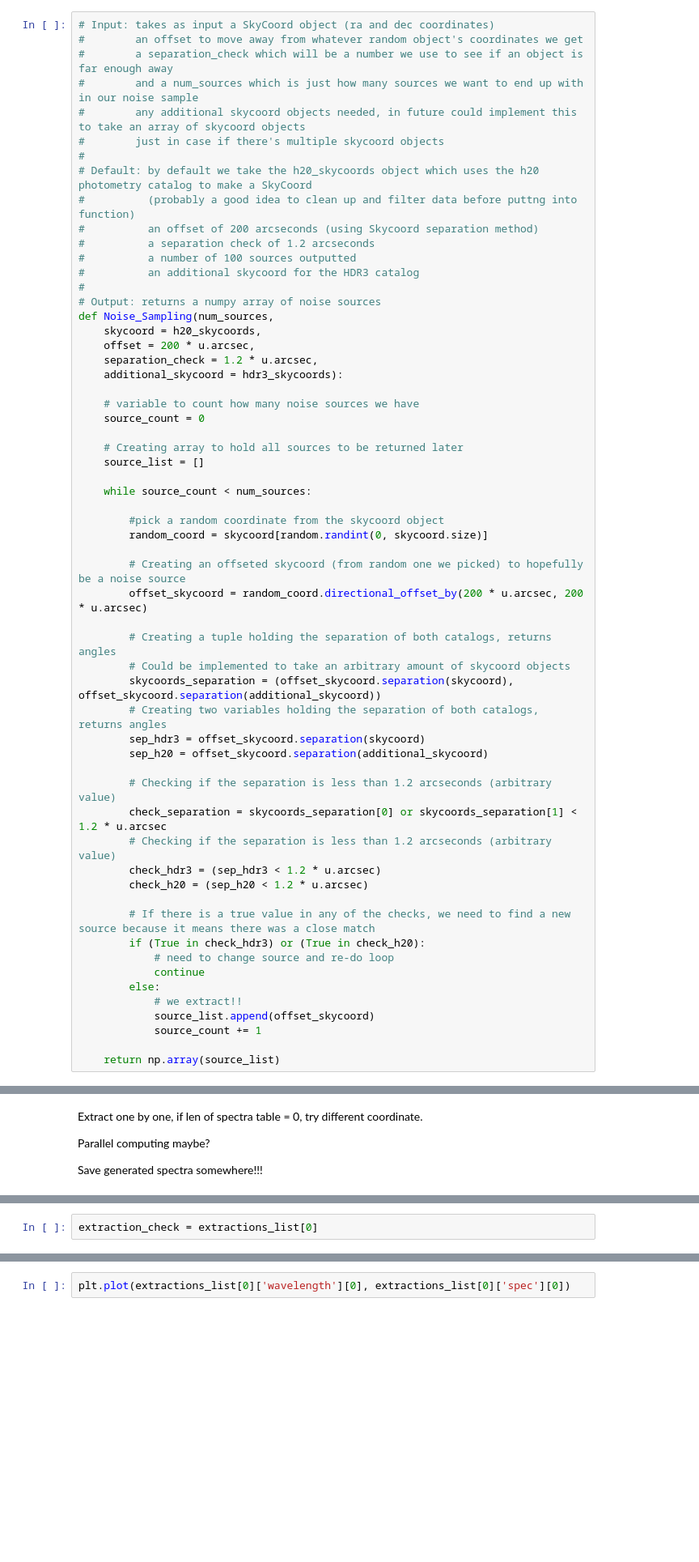
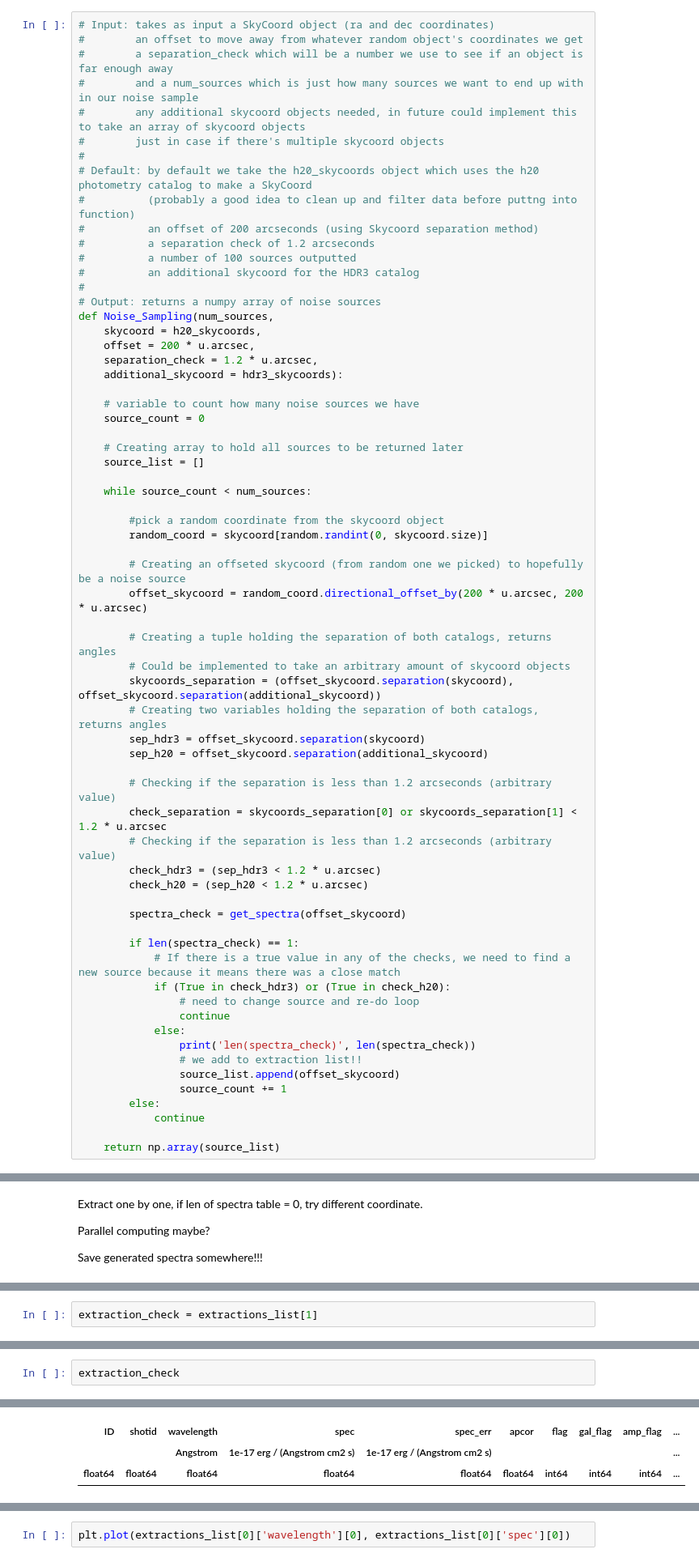
Before and after one commit to nickdavila/LAE-ML-Classification, a Jupyter notebook: Noise_Sampling.ipynb, the cells around one changed output, grey strips where cells are left out. Shown: that part at 81% size. Cells and saved outputs as stored; diff of their text form; blank space fills up the shorter version.

```diff
--- a/Noise_Sampling.ipynb
+++ b/Noise_Sampling.ipynb
@@ -141,14 +139,20 @@ def Noise_Sampling(num_sources,
         check_hdr3 = (sep_hdr3 < 1.2 * u.arcsec)
         check_h20 = (sep_h20 < 1.2 * u.arcsec)
 
-        # If there is a true value in any of the checks, we need to find a new source because it means there was a close match
-        if (True in check_hdr3) or (True in check_h20):
-            # need to change source and re-do loop
+        spectra_check = get_spectra(offset_skycoord)
+
+        if len(spectra_check) == 1:
+            # If there is a true value in any of the checks, we need to find a new source because it means there was a close match
+            if (True in check_hdr3) or (True in check_h20):
+                # need to change source and re-do loop
+                continue
+            else:
+                print('len(spectra_check)', len(spectra_check))
+                # we add to extraction list!!
+                source_list.append(offset_skycoord)
+                source_count += 1
+        else:
             continue
-        else:
-            # we extract!!
-            source_list.append(offset_skycoord)
-            source_count += 1
 
     return np.array(source_list)
 # %%
@@ -197,2 +338,2 @@ Save generated spectra somewhere!!!
 # %%
-extraction_check = extractions_list[0]
+extraction_check = extractions_list[1]
@@ -206,0 +340,3 @@ Table length=1
+# %%
+extraction_check
+# %% [output]
@@ -206,0 +344,3 @@ Table length=1
+| ID | shotid | wavelength | spec | spec_err | apcor | flag | gal_flag | amp_flag | ... |
+|  |  | Angstrom | 1e-17 erg / (Angstrom cm2 s) | 1e-17 erg / (Angstrom cm2 s) |  |  |  |  | ... |
+| float64 | float64 | float64 | float64 | float64 | float64 | int64 | int64 | int64 | ... |
```
Also changed, not shown: parts of 11 cells of this notebook.
